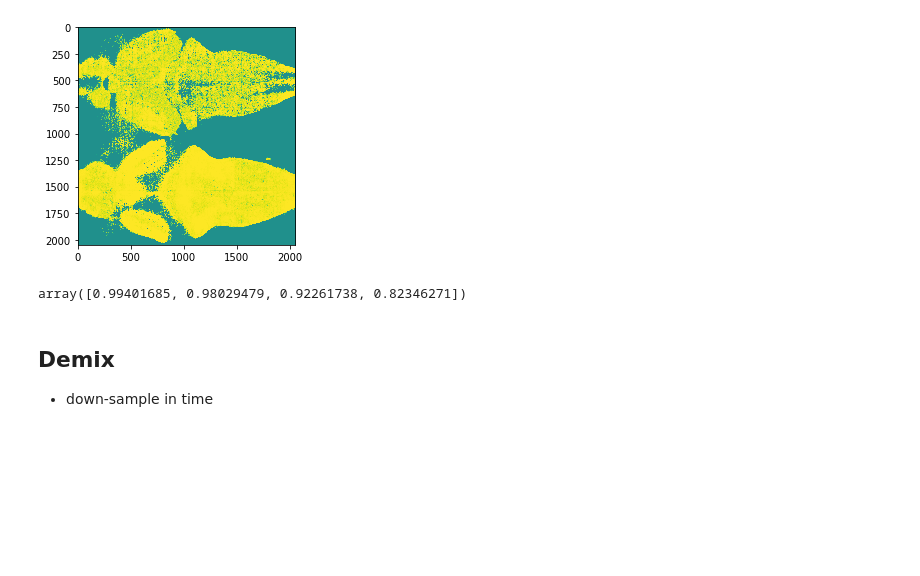
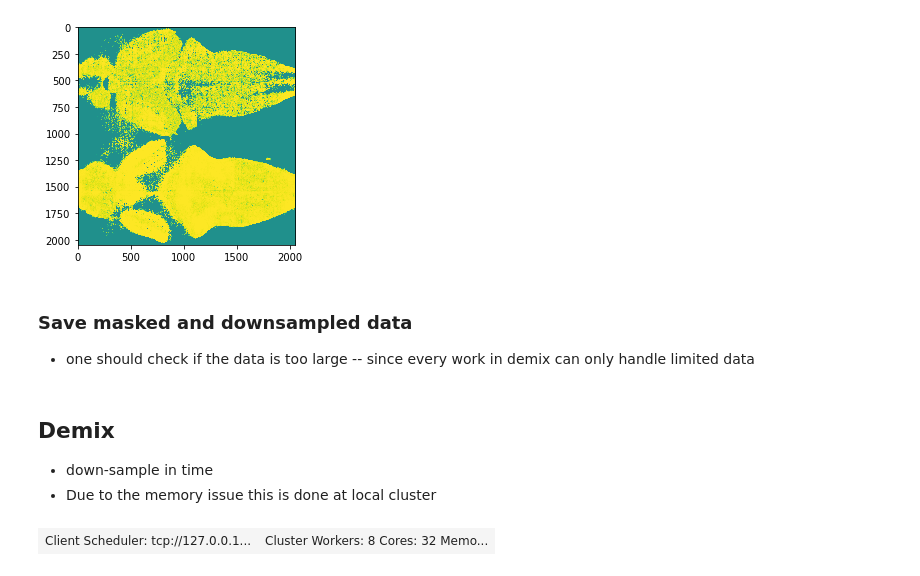
Before and after one commit to zqwei/Glia_analysis, a Jupyter notebook: Notebooks/Test_for_pipeline.ipynb, the cells around one changed output. Saved outputs shown, nothing was run; the diff lists cells and outputs as text; code cells hidden in the pictures; blank space fills up the shorter version.

Commit message:
update pipeline test on demix

```diff
--- a/Notebooks/Test_for_pipeline.ipynb
+++ b/Notebooks/Test_for_pipeline.ipynb
@@ -257,7 +253,6 @@ for n_ave_ in Cn_list:
 # %% [output]
 [figure]
 [figure]
-# %%
-np.percentile(n_ave_, [90, 80, 60, 50])
-# %% [output]
-array([0.99401685, 0.98029479, 0.92261738, 0.82346271])
+# %% [markdown]
+### Save masked and downsampled data
+* one should check if the data is too large -- since every work in demix can only handle limited data
@@ -264,5 +271,14 @@ array([0.99401685, 0.98029479, 0.92261738, 0.82346271])
 # %% [markdown]
 ## Demix
 * down-sample in time
+* Due to the memory issue this is done at local cluster
+# %%
+# use dask plugin to get this
+from dask.distributed import Client, LocalCluster
+cluster = LocalCluster()
+client = Client(cluster)
+client
+# %% [output]
+| Client Scheduler: tcp://127.0.0.1... | Cluster Workers: 8 Cores: 32 Memo... |
 # %%
 save_root = '.'
```
Also changed, not shown: parts of 21 cells of this notebook.
